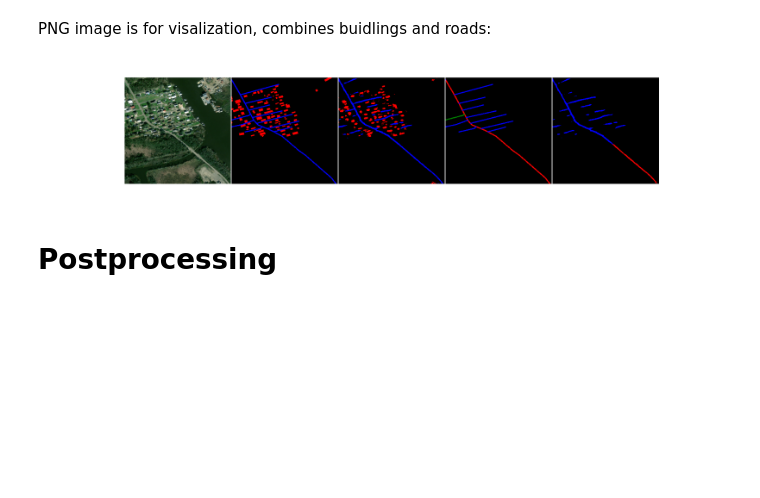
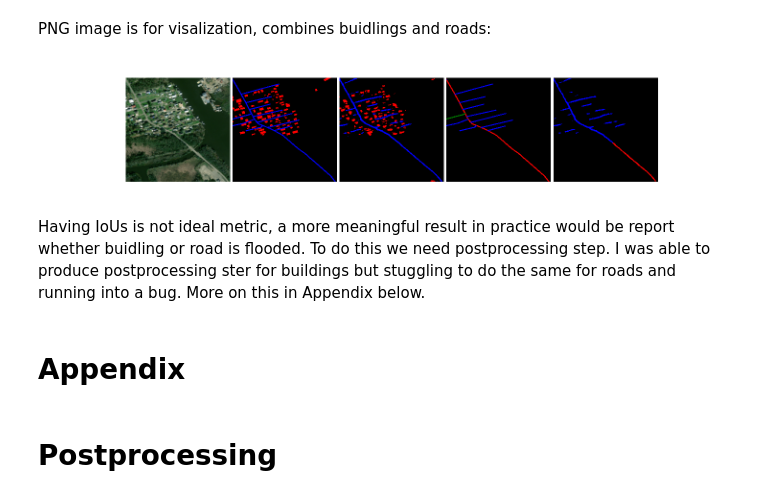
Before and after one commit to nesaboz/SpaceNet8, a Jupyter notebook: baseline/main.ipynb, the cells around one changed output. Cells and saved outputs as stored; diff of their text form; code cells hidden in the pictures; blank space fills up the shorter version.

```diff
--- a/baseline/main.ipynb
+++ b/baseline/main.ipynb
@@ -103,8 +144,8 @@ and this is a binary mask of building vs no building obtained from the pre-flood
 # %% [markdown]
 PNG image is for visalization, combines buidlings and roads:
 # %%
-im2 = os.path.join(run_root, 'foundation/resnet34_lr1.00e-04_bs4_11-05-2023-08-13/pngs/10300100AF395C00_2_16_51_pred.png')
-image = Image.open(im2)
+im = os.path.join(run_root, 'foundation/resnet34_lr1.00e-04_bs4_11-05-2023-08-13/pngs/10300100AF395C00_2_16_51_pred.png')
+image = Image.open(im)
 image
 # %% [output]
-[figure, old version]
+[figure, new version]
@@ -124,2 +152,6 @@ plt.show()
+# %% [markdown]
+Having IoUs is not ideal metric, a more meaningful result in practice would be report whether buidling or road is flooded. To do this we need postprocessing step. I was able to produce postprocessing ster for buildings but stuggling to do the same for roads and running into a bug. More on this in Appendix below.
+# %% [markdown]
+# Appendix
 # %% [markdown]
 # Postprocessing
```
Also changed, not shown: parts of 57 cells of this notebook, 4 other files.
